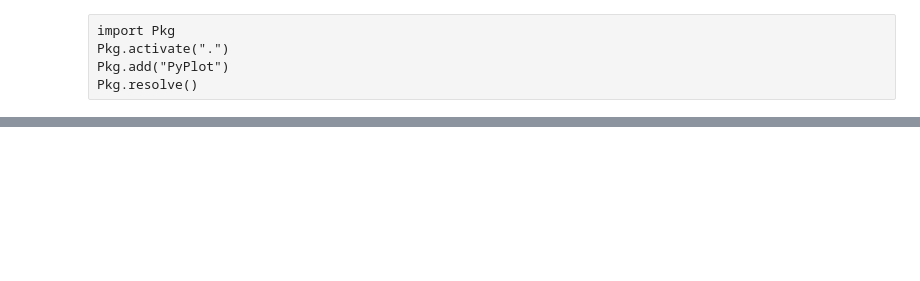
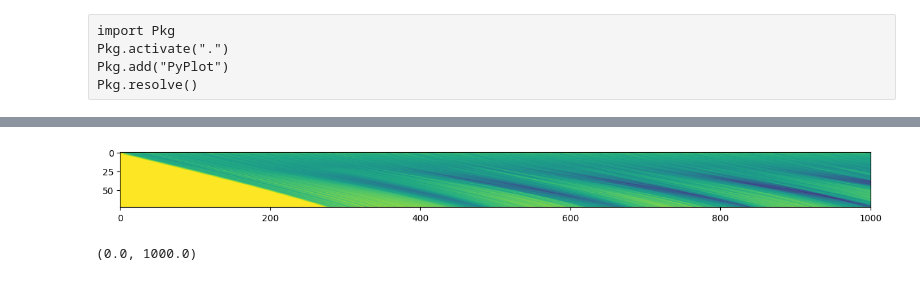
Before and after one commit to bchaber/iskra, a Jupyter notebook: klystron.ipynb, the cells around one changed output, grey strips where cells are left out. Saved outputs shown, nothing was run; the diff lists cells and outputs as text; code cells hidden in the pictures; blank space fills up the shorter version.

```diff
--- a/klystron.ipynb
+++ b/klystron.ipynb
@@ -238,2 +277,10 @@ LoadError: UndefVarError: diagnostics not defined
+# %%
+using PyPlot
+figure(figsize=(15, 6))
+imshow(results.rho)
+xlim((0,1000))
+# %% [output]
+[figure, added]
+(0.0, 1000.0)
 # %%
 let
```
Also changed, not shown: parts of 20 cells of this notebook, 1 other file.
